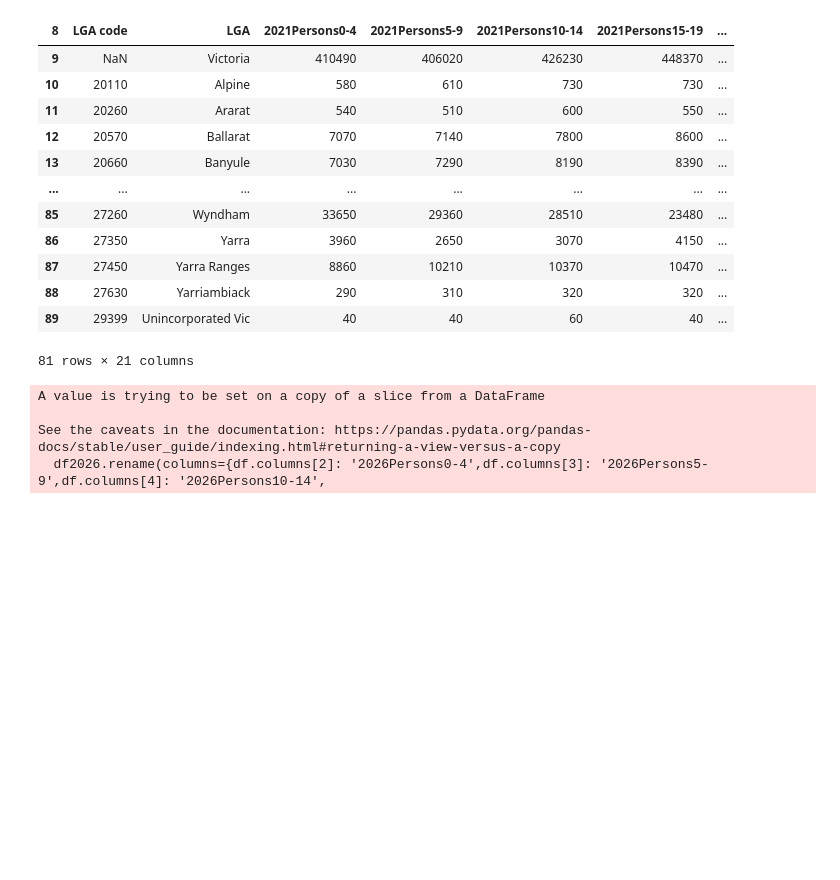
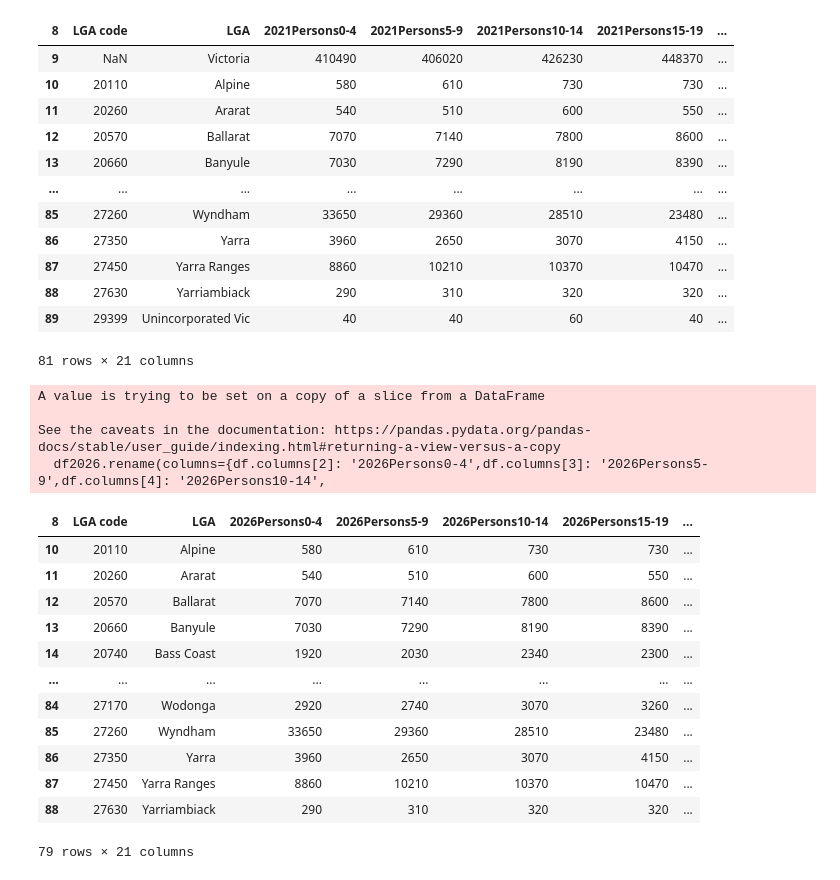
Before and after one commit to SunmaoWang/CCC2024-BigDataAnalytics, a Jupyter notebook: data/data cleaning/cleandata_population.ipynb, the cells around one changed output. Cells and saved outputs as stored; diff of their text form; code cells hidden in the pictures; blank space fills up the shorter version.

```diff
--- a/data/data cleaning/cleandata_population.ipynb
+++ b/data/data cleaning/cleandata_population.ipynb
@@ -1,7 +1,7 @@
 # %%
 import pandas as pd
 # %%
-df_raw = pd.read_excel('data/raw/VIF2023_LGA_Pop_Age_Sex_Projections_to_2036.xlsx', sheet_name='ERP_by_Age_Persons')
+df_raw = pd.read_excel('/home/chanwang1/CCC2024-BigDataAnalytics/data/raw/VIF2023_LGA_Pop_Age_Sex_Projections_to_2036.xlsx', sheet_name='ERP_by_Age_Persons')
 # %%
 df_raw
 # %% [output]
@@ -164,4 +169,22 @@ A value is trying to be set on a copy of a slice from a DataFrame
 
 See the caveats in the documentation: https://pandas.pydata.org/pandas-docs/stable/user_guide/indexing.html#returning-a-view-versus-a-copy
   df2026.rename(columns={df.columns[2]: '2026Persons0-4',df.columns[3]: '2026Persons5-9',df.columns[4]: '2026Persons10-14',
+# %%
+df2026=df2026.iloc[1:80,:]
+
+df2026
+# %% [output]
+| 8 | LGA code | LGA | 2026Persons0-4 | 2026Persons5-9 | 2026Persons10-14 | 2026Persons15-19 | ... |
+| 10 | 20110 | Alpine | 580 | 610 | 730 | 730 | ... |
+| 11 | 20260 | Ararat | 540 | 510 | 600 | 550 | ... |
+| 12 | 20570 | Ballarat | 7070 | 7140 | 7800 | 8600 | ... |
+| 13 | 20660 | Banyule | 7030 | 7290 | 8190 | 8390 | ... |
+| 14 | 20740 | Bass Coast | 1920 | 2030 | 2340 | 2300 | ... |
+| ... | ... | ... | ... | ... | ... | ... | ... |
+| 84 | 27170 | Wodonga | 2920 | 2740 | 3070 | 3260 | ... |
+| 85 | 27260 | Wyndham | 33650 | 29360 | 28510 | 23480 | ... |
+| 86 | 27350 | Yarra | 3960 | 2650 | 3070 | 4150 | ... |
+| 87 | 27450 | Yarra Ranges | 8860 | 10210 | 10370 | 10470 | ... |
+| 88 | 27630 | Yarriambiack | 290 | 310 | 320 | 320 | ... |
+79 rows × 21 columns
 # %%
```
Also changed, not shown: parts of 2 cells of this notebook, 10 other files.
